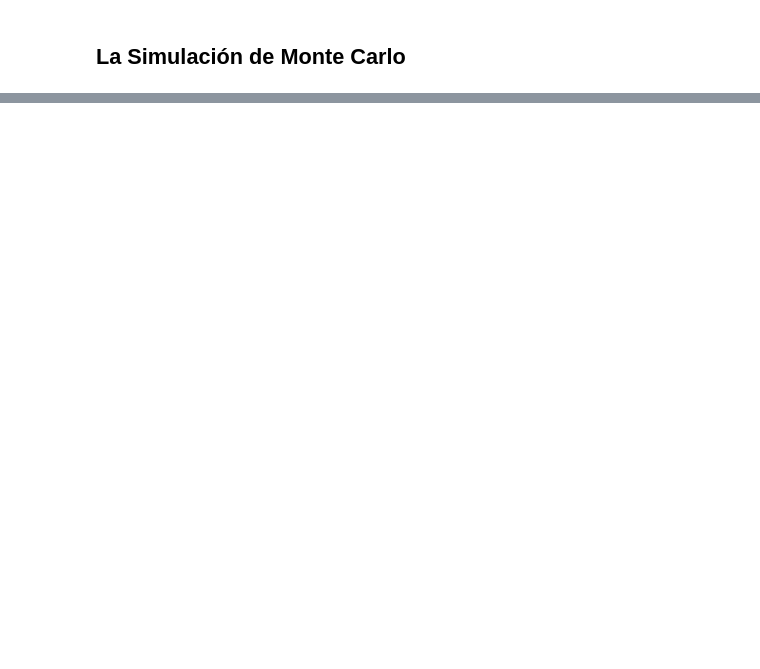
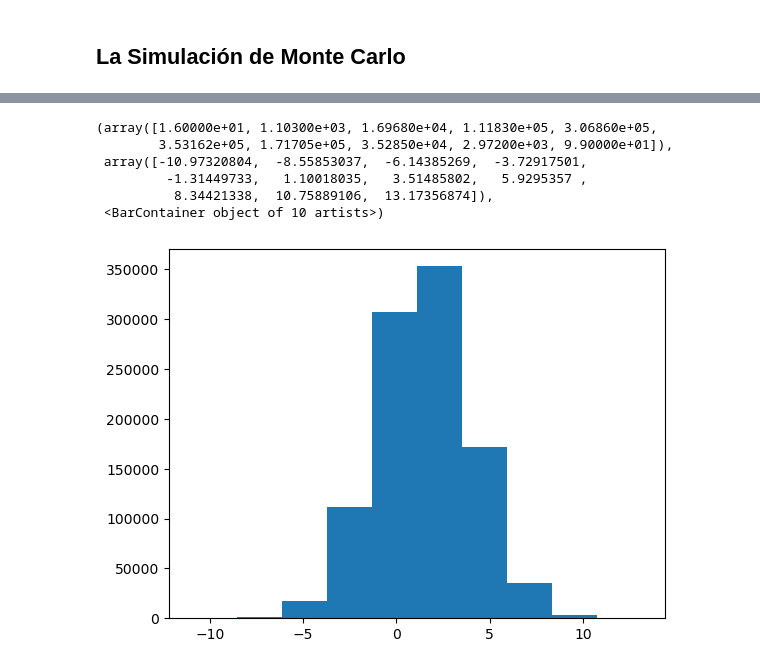
Before and after one commit to mikelm2020/ml_course, a Jupyter notebook: notebooks/T2 - 2 - Data Cleaning - Funciones de distribucion de probabilidad.ipynb, the cells around one changed output, grey strips where cells are left out. Saved outputs shown, nothing was run; the diff lists cells and outputs as text; code cells hidden in the pictures; blank space fills up the shorter version.

```diff
--- a/notebooks/T2 - 2 - Data Cleaning - Funciones de distribucion de probabilidad.ipynb
+++ b/notebooks/T2 - 2 - Data Cleaning - Funciones de distribucion de probabilidad.ipynb
@@ -75,0 +155,10 @@ array([[ 0.92428286,  1.7567807 , -0.92742402, -0.01322128],
+# %%
+plt.hist(data["B"])
+# %% [output]
+(array([1.60000e+01, 1.10300e+03, 1.69680e+04, 1.11830e+05, 3.06860e+05,
+        3.53162e+05, 1.71705e+05, 3.52850e+04, 2.97200e+03, 9.90000e+01]),
+ array([-10.97320804,  -8.55853037,  -6.14385269,  -3.72917501,
+         -1.31449733,   1.10018035,   3.51485802,   5.9295357 ,
+          8.34421338,  10.75889106,  13.17356874]),
+ <BarContainer object of 10 artists>)
+[figure, added]
```
Also changed, not shown: parts of 22 cells of this notebook, 2 other files.
